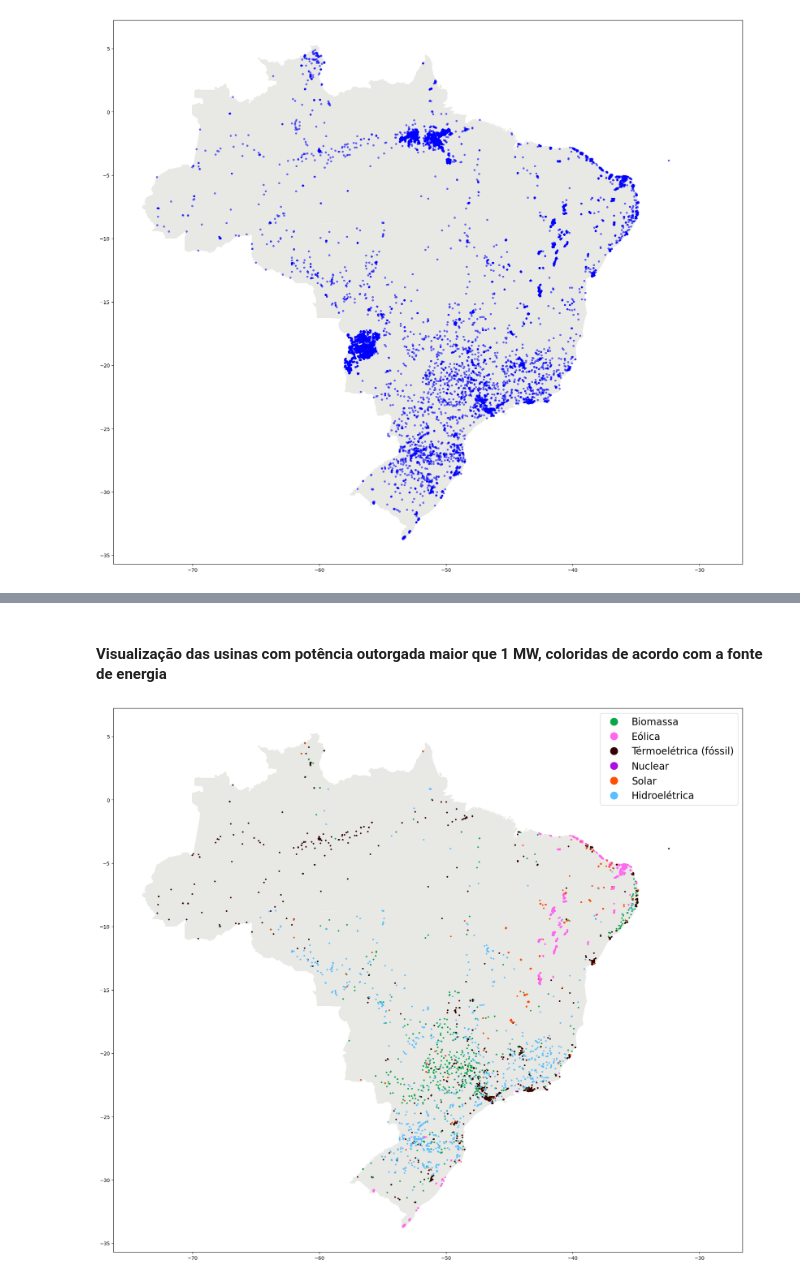
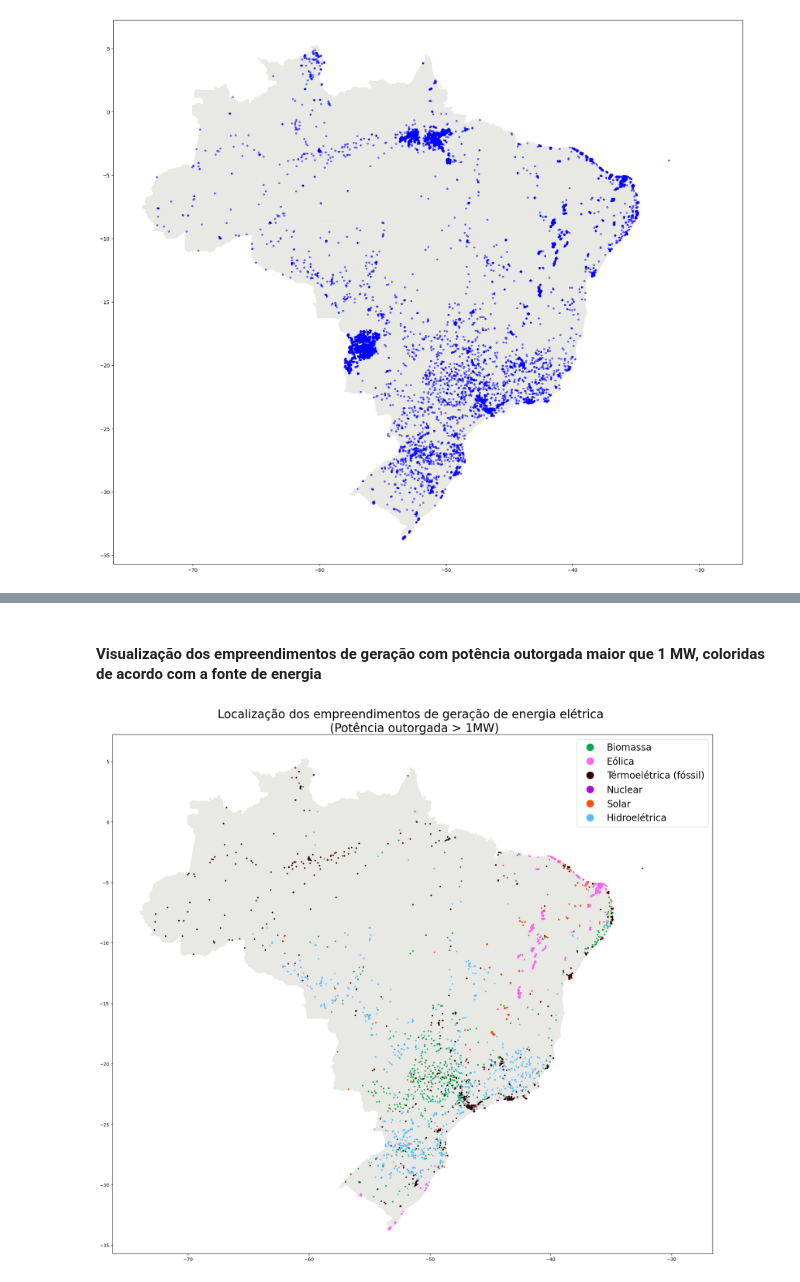
Before and after one commit to AlexandreWNeto/TCC_data_science_PUC_Minas, a Jupyter notebook: Cadernos/001_Mapa das usinas.ipynb, the cells around one changed output, grey strips where cells are left out. Saved outputs shown, nothing was run; the diff lists cells and outputs as text; code cells hidden in the pictures.

```diff
--- a/Cadernos/001_Mapa das usinas.ipynb
+++ b/Cadernos/001_Mapa das usinas.ipynb
@@ -90,0 +117,3 @@ plt.ticklabel_format(style='plain', axis='y')
+# %%
+df_usinas["MdaPotenciaOutorgadaGw"] = df_usinas["MdaPotenciaOutorgadaKw"] / 1000000
+df_usinas["MdaPotenciaOutorgadaGw"]
@@ -183,5 +245,5 @@ plt.legend(handles=points, fontsize = 20);
 # %% [markdown]
-#### Visualização das usinas com potência outorgada maior que 1 MW, coloridas de acordo com a fonte de energia
+#### Visualização dos empreendimentos de geração com potência outorgada maior que 1 MW, coloridas de acordo com a fonte de energia
 # %%
 # Selecionando as usinas com potência outorgada maior que 1 MW
 df_usinas_maiores = df_usinas[(df_usinas["MdaPotenciaOutorgadaKw"]>1000)]
@@ -198,31 +260,33 @@ for tipo_de_usina, rotulo, cor in zip(tipos_de_usina, rotulos, cores):
 for key in geo_df_dict_maiores.keys():
     filtro = geo_df_dict_maiores[key]["filtro"]
     geo_df_dict_maiores[key]["geometria"] = [Point(coords) for coords in zip(filtro['NumCoordEEmpreendimento'], filtro['NumCoordNEmpreendimento'])]
     geometria = geo_df_dict_maiores[key]["geometria"]
     geo_df_dict_maiores[key]["geo_df"] = gpd.GeoDataFrame(filtro, geometry = geometria)
 
 
+
 figura, eixo = plt.subplots()
 figura.set_figheight(20)
 figura.set_figwidth(40)
 brasil_map.plot(ax = eixo, color="#e8e8e5")
 for key in geo_df_dict_maiores.keys():
     cor = geo_df_dict_maiores[key]["cor"]
     geo_df_dict_maiores[key]["geo_df"].plot(ax = eixo, markersize = 5, color = cor, alpha = 1)
 
+eixo.set_title("Localização dos empreendimentos de geração de energia elétrica \n (Potência outorgada > 1MW)", size = 25);
 
 # Criando uma legenda adaptada de forma manual
 # Fontes:
 # https://stackoverflow.com/questions/39500265/how-to-manually-create-a-legend
 # https://www.freecodecamp.org/news/how-to-change-legend-fontsize-in-matplotlib
 
 points = [Line2D([0], [0], label="Biomassa", marker="o", markersize=15, markeredgecolor="#0aa648", markerfacecolor="#0aa648", linestyle=""),
           Line2D([0], [0], label="Eólica", marker="o", markersize=15, markeredgecolor="#ff67f1", markerfacecolor="#ff67f1", linestyle=""),
           Line2D([0], [0], label="Térmoelétrica (fóssil)", marker="o", markersize=15, markeredgecolor="#340202", markerfacecolor="#340202", linestyle=""),
           Line2D([0], [0], label="Nuclear", marker="o", markersize=15, markeredgecolor="#ad0de2", markerfacecolor="#ad0de2", linestyle=""),
           Line2D([0], [0], label="Solar", marker="o", markersize=15, markeredgecolor="#ff4f00", markerfacecolor="#ff4f00", linestyle=""),
           Line2D([0], [0], label="Hidroelétrica", marker="o", markersize=15, markeredgecolor ="#59bfff", markerfacecolor="#59bfff", linestyle=""),
          ]
 plt.legend(handles=points, fontsize = 20);
 # %% [output]
-[figure, old version]
+[figure, new version]
```
Also changed, not shown: parts of 9 cells of this notebook.
